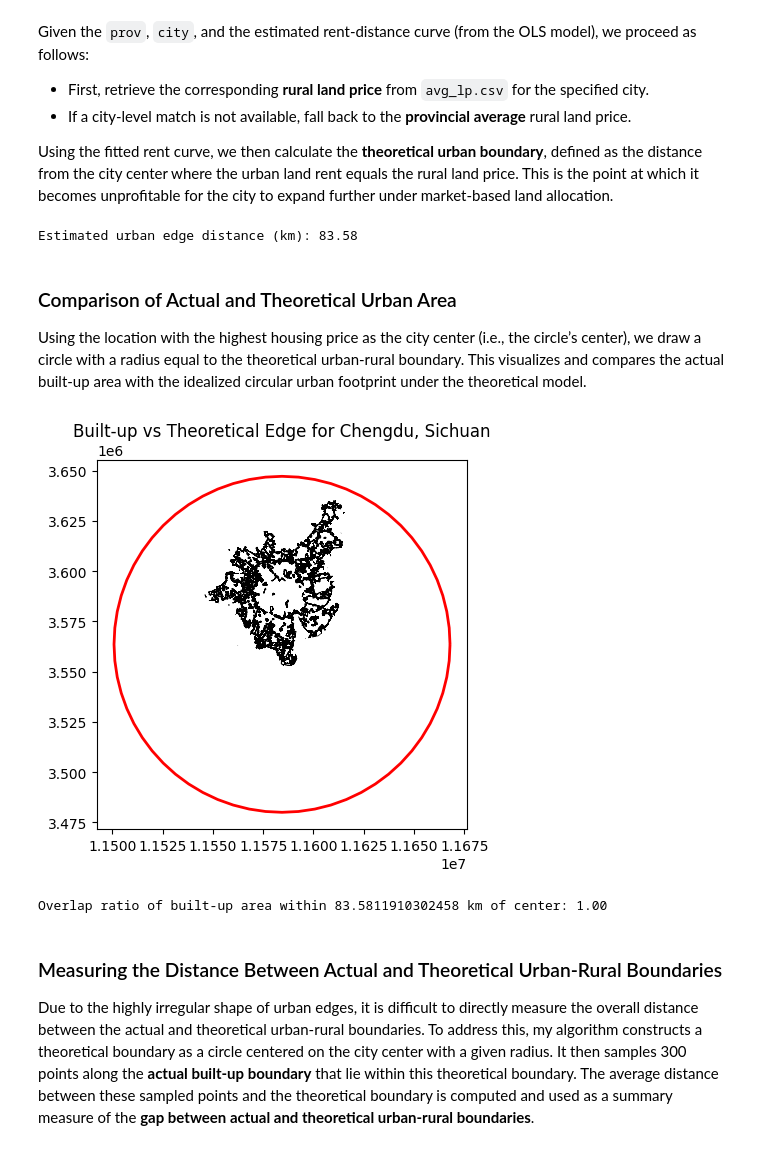
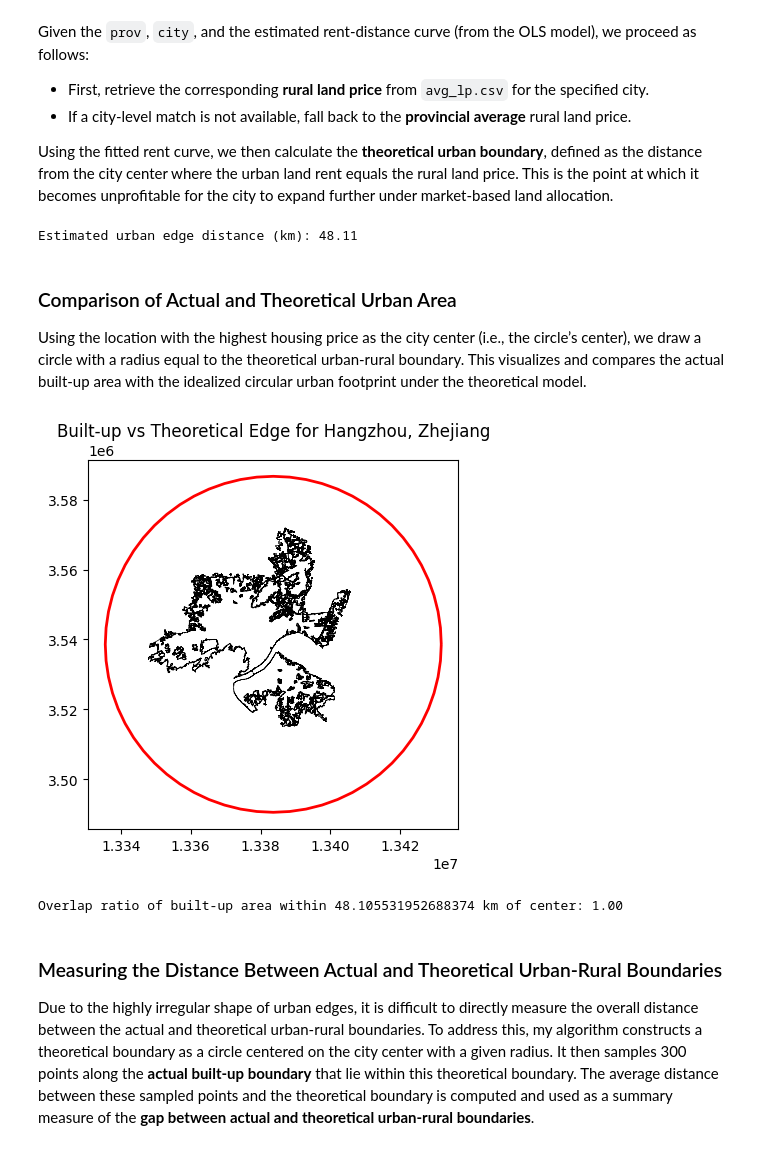
Before and after one commit to Lezy01/Welfare_Loss_from_Urban_Boundaries, a Jupyter notebook: Code/rent_curve_cal.ipynb, the cells around one changed output. Drawn from its saved outputs; the diff is of its cells as text; code cells hidden in the pictures.

```diff
--- a/Code/rent_curve_cal.ipynb
+++ b/Code/rent_curve_cal.ipynb
@@ -328,3 +315,0 @@ alpha = 0.3
-# %%
-df = pd.read_csv("/Users/yxy/UChi/Spring2025/MACS30123/Final_project/Data/Cleaned/City_hp/Anhui-Anqing_hp.csv")
-df.head()
@@ -389,7 +361,7 @@ def fit_urban_land_rent_curve(prov, city, alpha=0.3,
 
     return center_coord,model, df
 # %%
-(center_lat, center_lon), model, df_result = fit_urban_land_rent_curve("Sichuan","Chengdu", alpha=0.3)
+(center_lat, center_lon), model, df_result = fit_urban_land_rent_curve("Zhejiang","Hangzhou", alpha=0.3)
 model.summary()
 # %% [output]
 OLS Regression Results
@@ -462,10 +433,10 @@ def get_urban_rural_boundary_edge(prov, city, model,
     return edge if edge > 0 else None
 # %%
 
-edge_km = get_urban_rural_boundary_edge("Sichuan","Chengdu", model)
+edge_km = get_urban_rural_boundary_edge("Zhejiang","Hangzhou", model)
 print(f"Estimated urban edge distance (km): {edge_km:.2f}" if edge_km else "No valid edge found")
 # %% [output]
-Estimated urban edge distance (km): 83.58
+Estimated urban edge distance (km): 48.11
 # %% [markdown]
 ### Comparison of Actual and Theoretical Urban Area
 
@@ -498,7 +469,7 @@ def find_shp_file(prov, city, root_path="/Users/yxy/UChi/Spring2025/MACS30123/Fi
 
     return matched_file
 
-def analyze_builtup_vs_theory_edge(prov, city, center_lon, center_lat, radius_km,
+def analyze_builtup_vs_theory_edge(prov, city, center_lat, center_lon, radius_km,
                                     root_path="/Users/yxy/UChi/Spring2025/MACS30123/Final_project/Data/Raw/China_BuiltUp_300kCities_2020"):
 
 
@@ -528,10 +499,10 @@ def analyze_builtup_vs_theory_edge(prov, city, center_lon, center_lat, radius_km
     overlap_ratio = intersection.sum() / len(gdf_built)
     print(f"Overlap ratio of built-up area within {radius_km} km of center: {overlap_ratio:.2f}")
 # %%
-analyze_builtup_vs_theory_edge("Sichuan","Chengdu", center_lon, center_lat, edge_km)
+analyze_builtup_vs_theory_edge("Zhejiang","Hangzhou", center_lat, center_lon, edge_km)
 # %% [output]
-[figure, old version]
+[figure, new version]
-Overlap ratio of built-up area within 83.5811910302458 km of center: 1.00
+Overlap ratio of built-up area within 48.105531952688374 km of center: 1.00
 # %% [markdown]
 ### Measuring the Distance Between Actual and Theoretical Urban-Rural Boundaries
 
```
Also changed, not shown: parts of 11 cells of this notebook, 5 other files.
